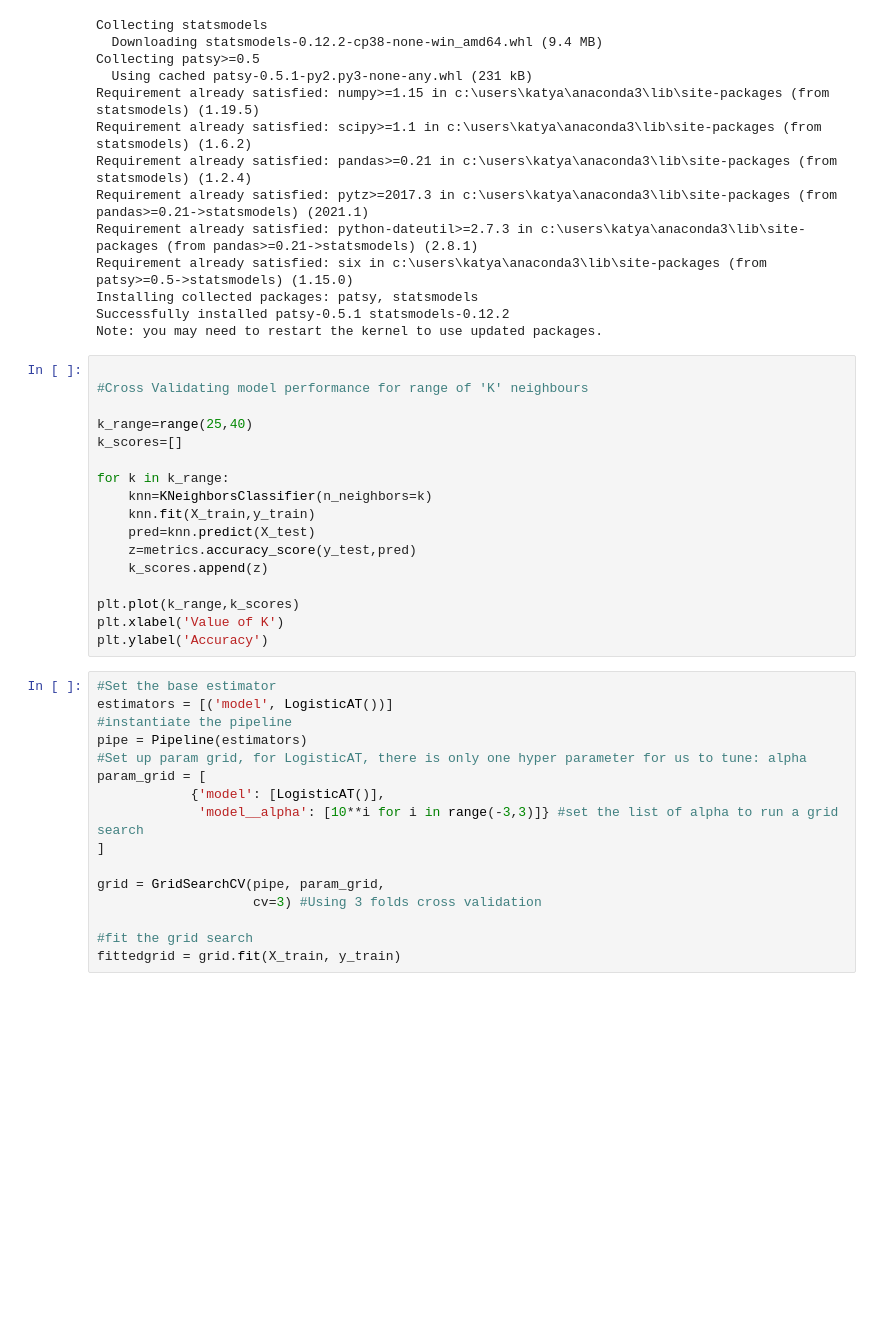
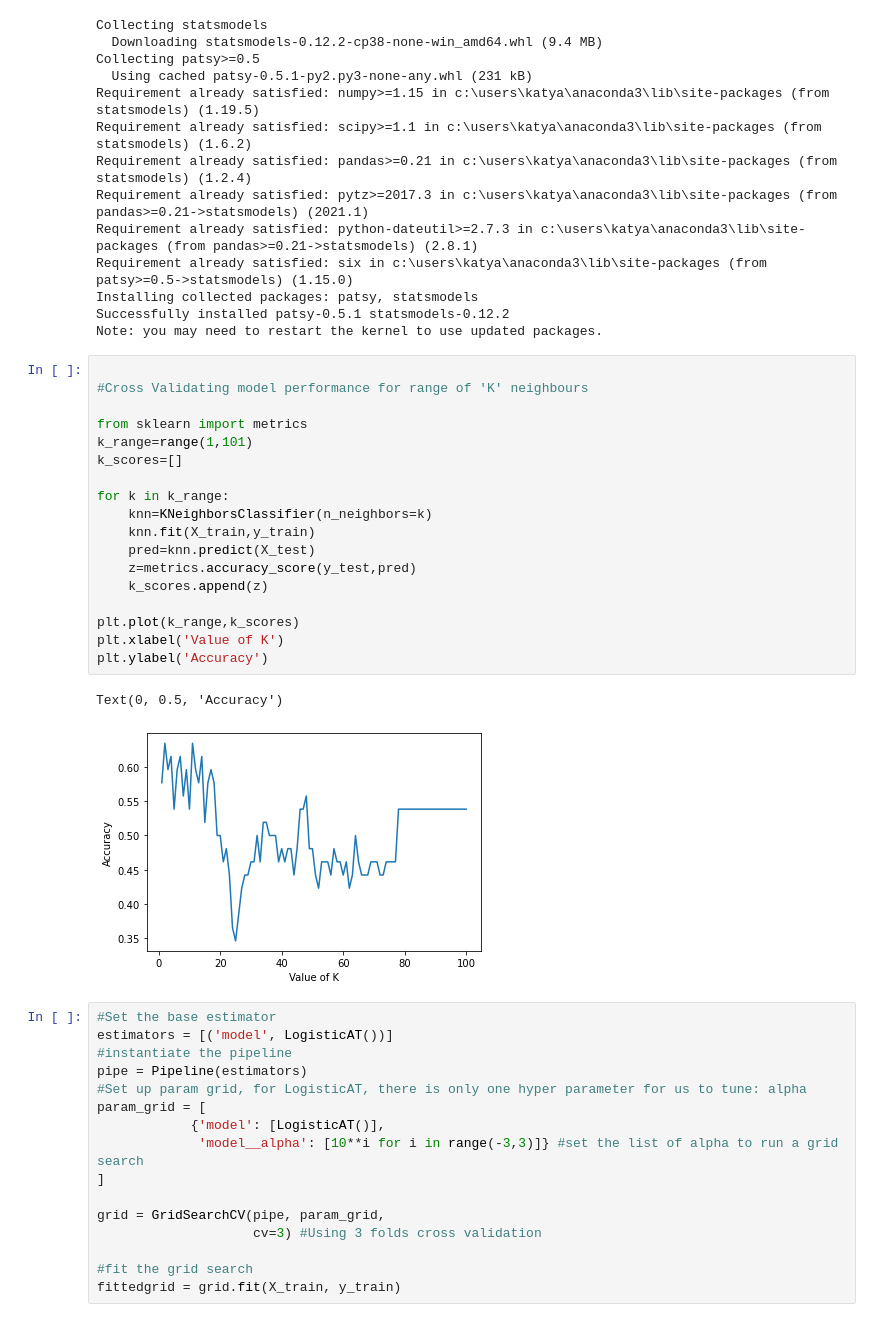
Before and after one commit to KatyaZeross/TrekPredict, a Jupyter notebook: Part_2_StarTrek_Modelling.ipynb, the cells around one changed output. Drawn from its saved outputs; the diff is of its cells as text; blank space fills up the shorter version.

```diff
--- a/Part_2_StarTrek_Modelling.ipynb
+++ b/Part_2_StarTrek_Modelling.ipynb
@@ -553,20 +549,24 @@ Note: you may need to restart the kernel to use updated packages.
 # %%
 
 #Cross Validating model performance for range of 'K' neighbours
 
-k_range=range(25,40)
+from sklearn import metrics
+k_range=range(1,101)
 k_scores=[]
 
 for k in k_range:
     knn=KNeighborsClassifier(n_neighbors=k)
     knn.fit(X_train,y_train)
     pred=knn.predict(X_test)
     z=metrics.accuracy_score(y_test,pred)
     k_scores.append(z)
 
 plt.plot(k_range,k_scores)
 plt.xlabel('Value of K')
 plt.ylabel('Accuracy')
+# %% [output]
+Text(0, 0.5, 'Accuracy')
+[figure, added]
 # %%
 #Set the base estimator
 estimators = [('model', LogisticAT())]
```
Also changed, not shown: parts of 1 cell of this notebook.
